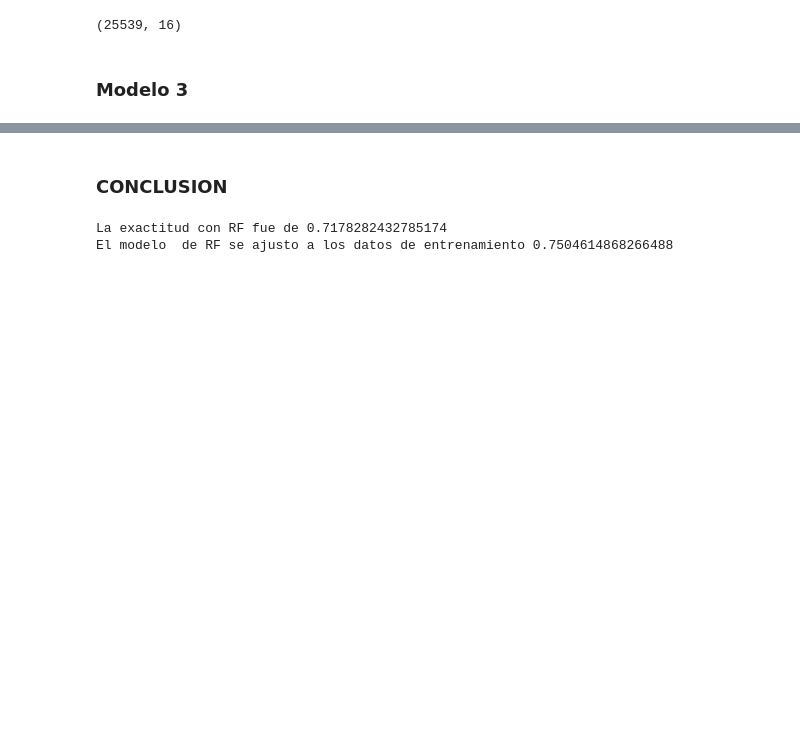
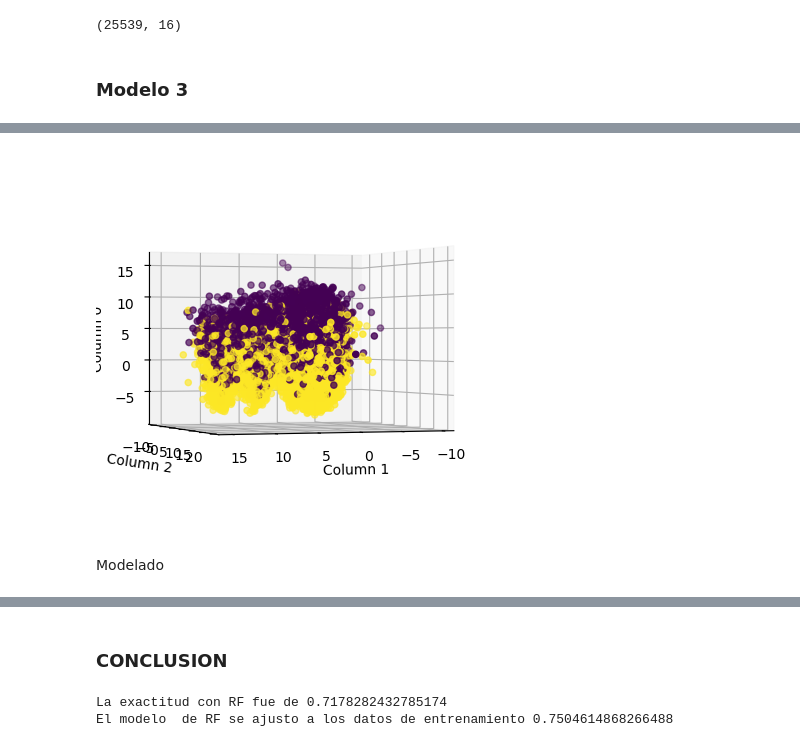
Before and after one commit to Data-Science-YPF/factores_riesgo, a Jupyter notebook: ModelosClasificacion.ipynb, the cells around one changed output, grey strips where cells are left out. Drawn from its saved outputs; the diff is of its cells as text; code cells hidden in the pictures; blank space fills up the shorter version.

```diff
--- a/ModelosClasificacion.ipynb
+++ b/ModelosClasificacion.ipynb
@@ -472,0 +580,15 @@ friesgo_cod.shape
+# %%
+fig = plt.figure()
+ax = fig.add_subplot(projection='3d')
+
+ax.scatter(row_coord_FAMD.iloc[:, 1], row_coord_FAMD.iloc[:, 2], row_coord_FAMD.iloc[:, 0], c=subset_FAMD.mantiene_ha_alta)
+
+ax.set_xlabel('Column 1')
+ax.set_ylabel('Column 2')
+ax.set_zlabel('Column 0')
+ax.view_init(elev=0, azim=70)
+plt.show()
+# %% [output]
+[figure, added]
+# %% [markdown]
+Modelado
```
Also changed, not shown: parts of 35 cells of this notebook.
